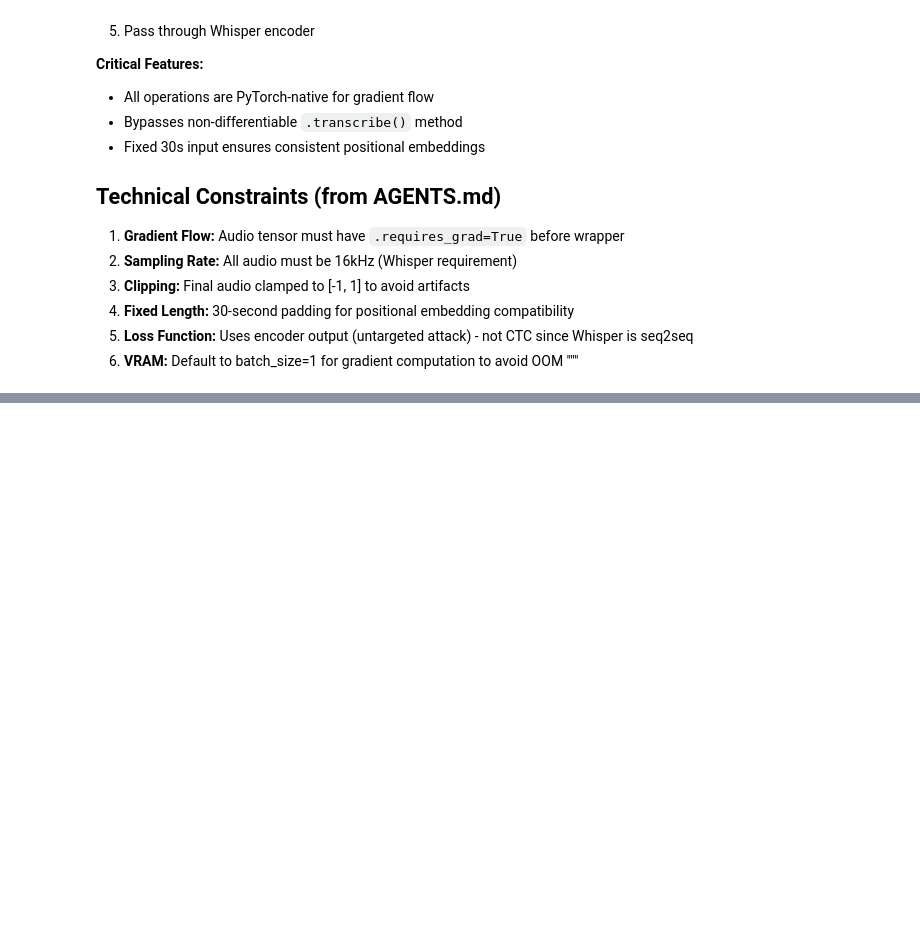
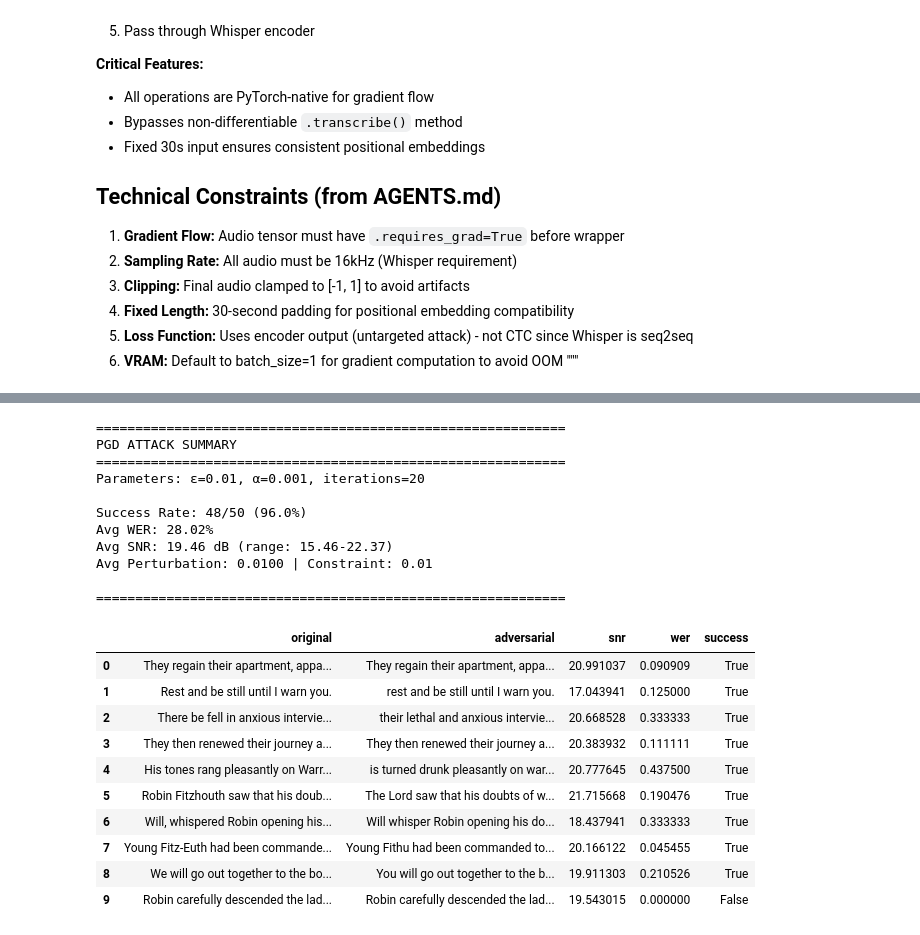
Before and after one commit to victorhg/aai-590-capstone, a Jupyter notebook: notebooks/03_pgd_attack.ipynb, the cells around one changed output, grey strips where cells are left out. Cells and saved outputs as stored; diff of their text form; code cells hidden in the pictures; blank space fills up the shorter version.

Commit message:
clean code refactoring

```diff
--- a/notebooks/03_pgd_attack.ipynb
+++ b/notebooks/03_pgd_attack.ipynb
@@ -86,10 +97,8 @@ Provides a **differentiable** forward pass through Whisper's preprocessing:
 # %%
-# Load dataset
-audio_ds = data_loader.load_dataset()
+audio, audio_tensor = data_loader.load_audio_tensor(audio_ds[0])
+audio_tensor = audio_tensor.to(device)
 
-audio, audio_tensor = data_loader.load_audio_tensor(audio_ds[0])
-
-
-print("\nAdversarial Audio:")
+transcription_clean = get_transcription(wrapper, audio_tensor)
+print(f"Original: '{transcription_clean}'")
 display(Audio(audio, rate=16000))
 # %% [output]
@@ -350,0 +189,54 @@ Detailed Results:
+# %%
+# summary
+stats = results_df.agg({
+    'success': 'sum',
+    'wer': 'mean',
+    'snr': ['mean', 'min', 'max'],
+    'max_perturbation': 'mean'
+})
+
+success_count = int(stats.loc['sum', 'success'])
+avg_wer = stats.loc['mean', 'wer']
+avg_snr = stats.loc['mean', 'snr']
+min_snr = stats.loc['min', 'snr']
+max_snr = stats.loc['max', 'snr']
+avg_perturbation = stats.loc['mean', 'max_perturbation']
+
+print(f"""
+{'='*60}
+PGD ATTACK SUMMARY
+{'='*60}
+Parameters: ε={epsilon}, α=0.001, iterations=20
+
+Success Rate: {success_count}/{len(results_df)} ({success_count/len(results_df)*100:.1f}%)
+Avg WER: {avg_wer*100:.2f}%
+Avg SNR: {avg_snr:.2f} dB (range: {min_snr:.2f}-{max_snr:.2f})
+Avg Perturbation: {avg_perturbation:.4f} | Constraint: {epsilon}
+
+{'='*60}
+""")
+
+display(results_df[['original', 'adversarial', 'snr', 'wer', 'success']].head(10))
+# %% [output]
+============================================================
+PGD ATTACK SUMMARY
+============================================================
+Parameters: ε=0.01, α=0.001, iterations=20
+
+Success Rate: 48/50 (96.0%)
+Avg WER: 28.02%
+Avg SNR: 19.46 dB (range: 15.46-22.37)
+Avg Perturbation: 0.0100 | Constraint: 0.01
+
+============================================================
+|  | original | adversarial | snr | wer | success |
+| 0 | They regain their apartment, appa... | They regain their apartment, appa... | 20.991037 | 0.090909 | True |
+| 1 | Rest and be still until I warn you. | rest and be still until I warn you. | 17.043941 | 0.125000 | True |
+| 2 | There be fell in anxious intervie... | their lethal and anxious intervie... | 20.668528 | 0.333333 | True |
+| 3 | They then renewed their journey a... | They then renewed their journey a... | 20.383932 | 0.111111 | True |
+| 4 | His tones rang pleasantly on Warr... | is turned drunk pleasantly on war... | 20.777645 | 0.437500 | True |
+| 5 | Robin Fitzhouth saw that his doub... | The Lord saw that his doubts of w... | 21.715668 | 0.190476 | True |
+| 6 | Will, whispered Robin opening his... | Will whisper Robin opening his do... | 18.437941 | 0.333333 | True |
+| 7 | Young Fitz-Euth had been commande... | Young Fithu had been commanded to... | 20.166122 | 0.045455 | True |
+| 8 | We will go out together to the bo... | You will go out together to the b... | 19.911303 | 0.210526 | True |
+| 9 | Robin carefully descended the lad... | Robin carefully descended the lad... | 19.543015 | 0.000000 | False |
```
Also changed, not shown: parts of 13 cells of this notebook.
